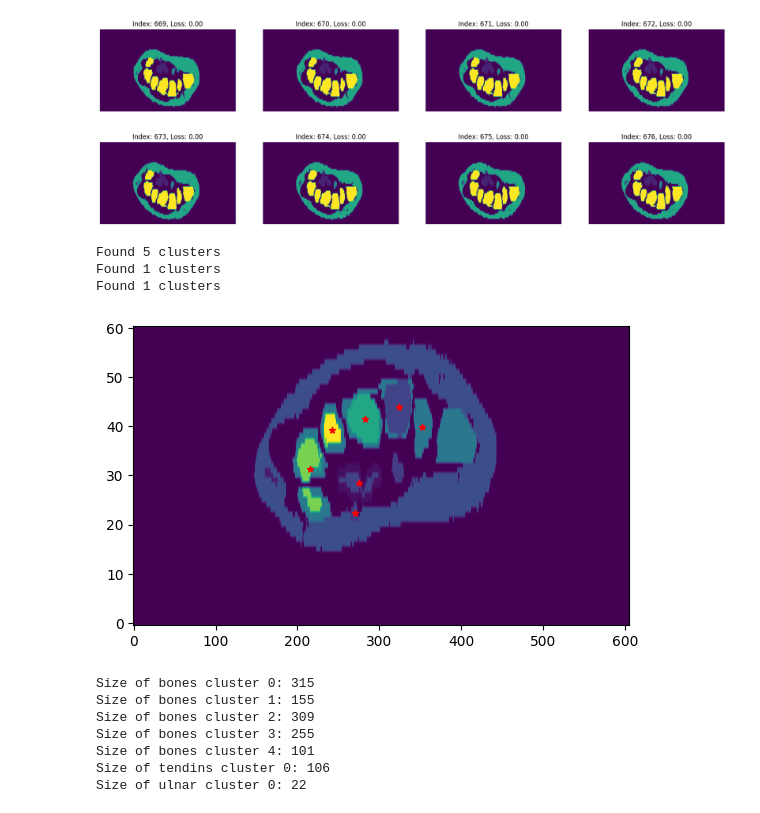
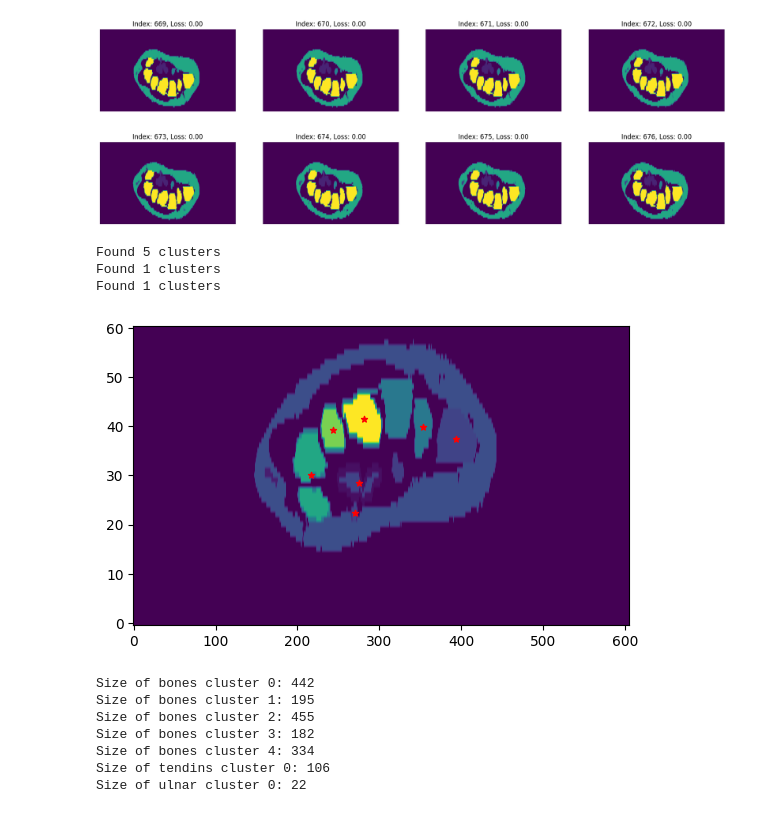
Before and after one commit to carlocagnetta/robotic_nerve_us, a Jupyter notebook: image_navigation/notebooks/DBSCAN_clustering.ipynb, the cells around one changed output. Saved outputs shown, nothing was run; the diff lists cells and outputs as text; code cells hidden in the pictures.

```diff
--- a/image_navigation/notebooks/DBSCAN_clustering.ipynb
+++ b/image_navigation/notebooks/DBSCAN_clustering.ipynb
@@ -203,29 +200,29 @@ def find_HDBSCAN_clusters(label: int, slice: np.array,
 # %%
 HDB_cluster = {}
 HDB_cluster['bones'] = find_HDBSCAN_clusters(tissues['bones'], mri_1_label_data[:, 673, :],
-                                             min_cluster_size=50, max_cluster_size=350)
+                                             min_cluster_size=50, max_cluster_size=350, eps=2.5, min_samples=16)
 
 HDB_cluster['tendins'] = find_HDBSCAN_clusters(tissues['tendins'], mri_1_label_data[:, 673, :],
                                              min_cluster_size=20, max_cluster_size=200)
 
 HDB_cluster['ulnar'] = find_HDBSCAN_clusters(tissues['ulnar'], mri_1_label_data[:, 673, :],
                                              min_cluster_size=6, max_cluster_size=30)
 show_clusters(HDB_cluster, mri_1_label_data[:, 673, :])
 # %% [output]
 Found 5 clusters
 Found 1 clusters
 Found 1 clusters
-[figure, old version]
+[figure, new version]
 # %%
 # print the size of each cluster
 for tissue in HDB_cluster:
     for index, data in enumerate(HDB_cluster[tissue]):
         print(f"Size of {tissue} cluster {index}: {len(data['cluster'])}")
 # %% [output]
-Size of bones cluster 0: 315
-Size of bones cluster 1: 155
-Size of bones cluster 2: 309
-Size of bones cluster 3: 255
-Size of bones cluster 4: 101
+Size of bones cluster 0: 442
+Size of bones cluster 1: 195
+Size of bones cluster 2: 455
+Size of bones cluster 3: 182
+Size of bones cluster 4: 334
 Size of tendins cluster 0: 106
 Size of ulnar cluster 0: 22
```
Also changed, not shown: parts of 1 cell of this notebook, 6 other files.
